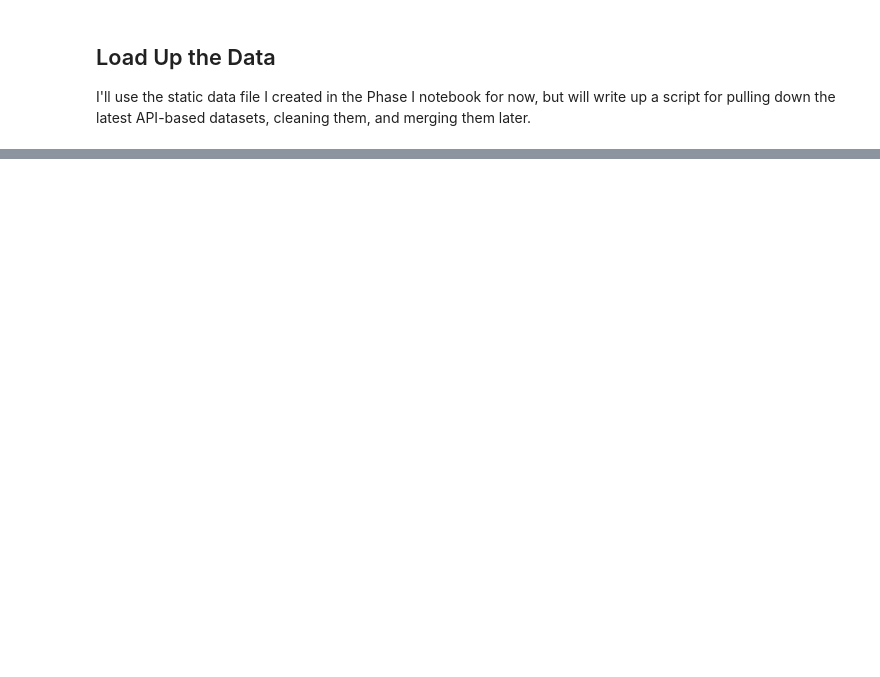
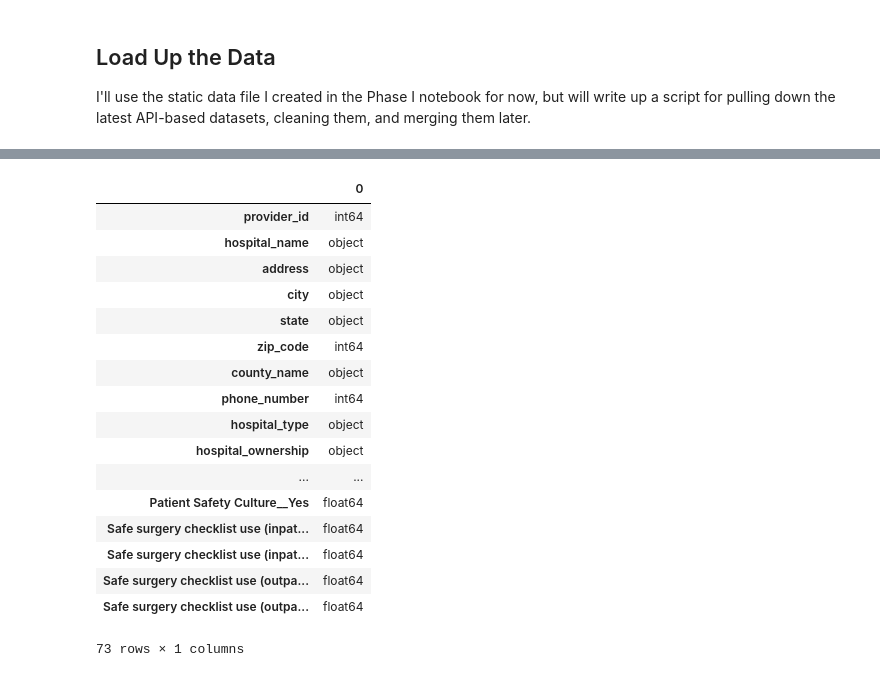
Before and after one commit to emigre459/hospital-chargemaster, a Jupyter notebook: Analysis.ipynb, the cells around one changed output, grey strips where cells are left out. Drawn from its saved outputs; the diff is of its cells as text; code cells hidden in the pictures; blank space fills up the shorter version.

```diff
--- a/Analysis.ipynb
+++ b/Analysis.ipynb
@@ -41,3 +42,7 @@ In this analysis, I'm going to be exploring the connection between various varia
 ## Load Up the Data
 
 I'll use the static data file I created in the Phase I notebook for now, but will write up a script for pulling down the latest API-based datasets, cleaning them, and merging them later.
+# %%
+# Load up our hospitals data using pandas first, as it auto-detects dtype better than GeoPandas
+data = pd.read_csv('data/unified_CMS_data.csv')
+data.info()
@@ -43,0 +67,26 @@ I'll use the static data file I created in the Phase I notebook for now, but wil
+# %%
+# Make sure columns are all the proper dtypes
+pd.DataFrame(data.dtypes)
+
+# TODO: create pull_data and load_data scripts
+# for pulling down CMS data into a static saved file
+# or loading it up as a GeoDataFrame directly
+# %% [output]
+|  | 0 |
+| provider_id | int64 |
+| hospital_name | object |
+| address | object |
+| city | object |
+| state | object |
+| zip_code | int64 |
+| county_name | object |
+| phone_number | int64 |
+| hospital_type | object |
+| hospital_ownership | object |
+| ... | ... |
+| Patient Safety Culture__Yes | float64 |
+| Safe surgery checklist use (inpat... | float64 |
+| Safe surgery checklist use (inpat... | float64 |
+| Safe surgery checklist use (outpa... | float64 |
+| Safe surgery checklist use (outpa... | float64 |
+73 rows × 1 columns
```
Also changed, not shown: parts of 14 cells of this notebook, 1 other file.
